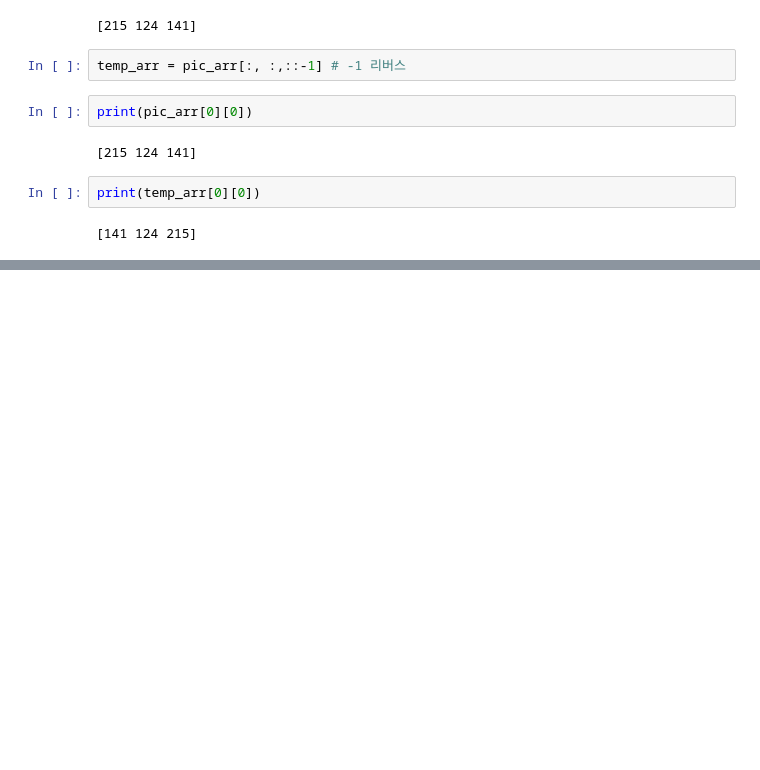
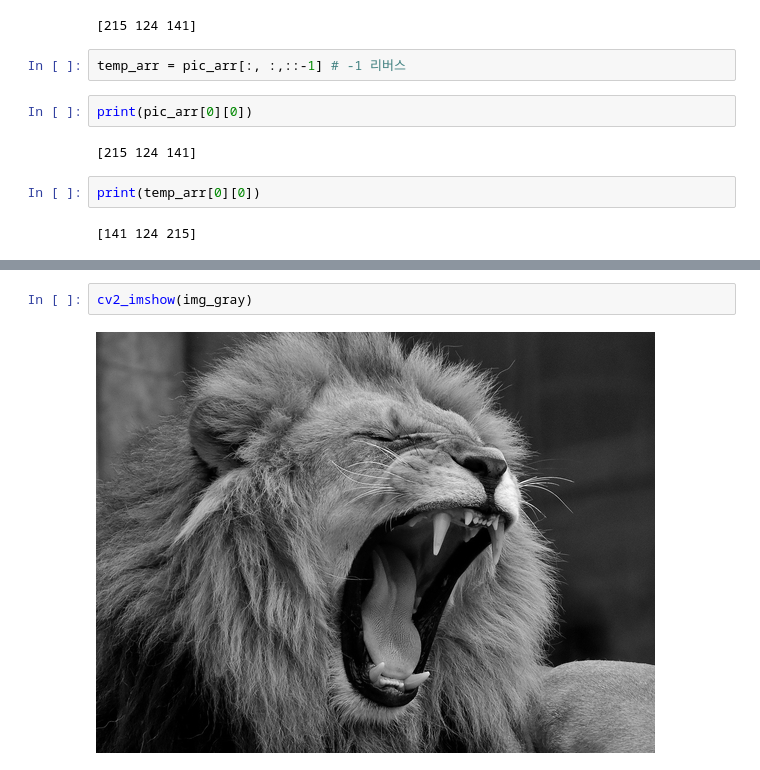
Before and after one commit to 85honesty/OpenCV, a Jupyter notebook: OpneCV_한번에_끝내기.ipynb, the cells around one changed output, grey strips where cells are left out. Cells and saved outputs as stored; diff of their text form; blank space fills up the shorter version.

```diff
--- a/OpneCV_한번에_끝내기.ipynb
+++ b/OpneCV_한번에_끝내기.ipynb
@@ -315,0 +434,4 @@ print(temp_arr[0][0])
+# %%
+cv2_imshow(img_gray)
+# %% [output]
+[figure, added]
```
Also changed, not shown: parts of 37 cells of this notebook.
